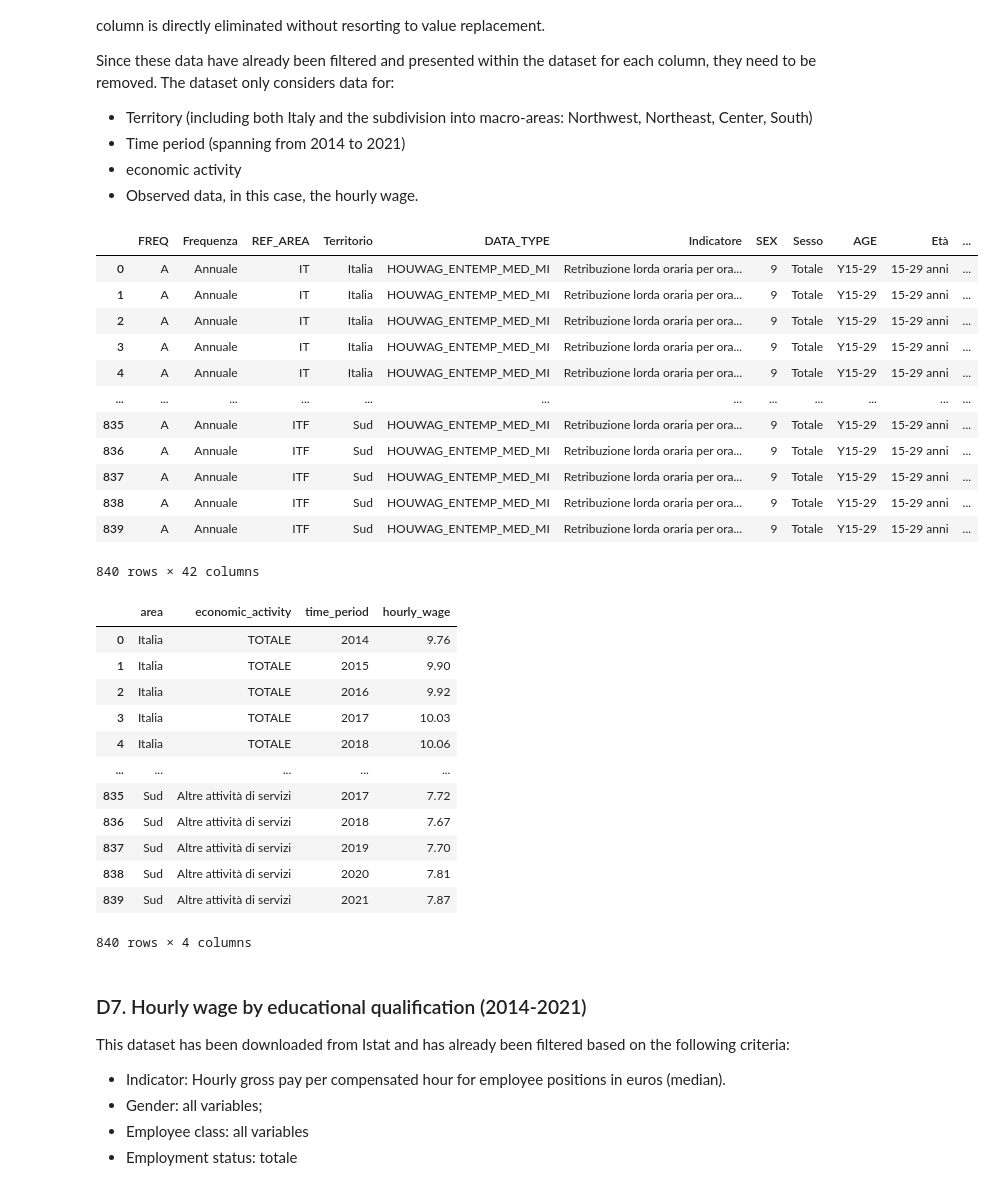
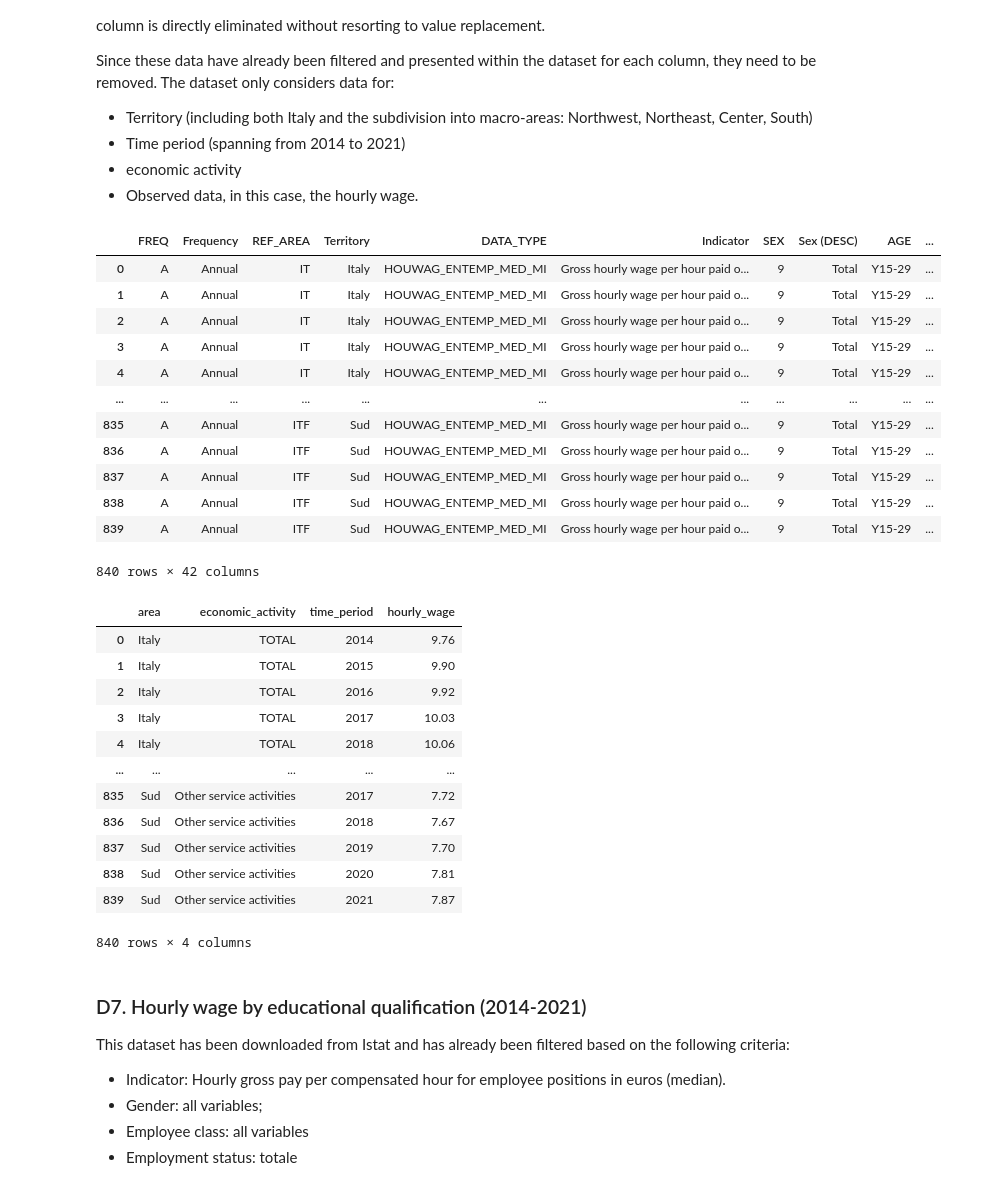
Before and after one commit to giorgiacrosilla/cif, a Jupyter notebook: datasets/cleaning_istat.ipynb, the cells around one changed output. Cells and saved outputs as stored; diff of their text form; code cells hidden in the pictures.

Commit message:
english datasets

```diff
--- a/datasets/cleaning_istat.ipynb
+++ b/datasets/cleaning_istat.ipynb
@@ -379,58 +437,59 @@ Since these data have already been filtered and presented within the dataset for
 # %%
 import pandas as pd
 
 # Read the CSV file
-original = pd.read_csv("C:/Users/crosi/Documents/GitHub/cif/datasets/retribuzione/Classe di età (IT1,533_957_DF_DCSC_RACLI_1,1.0).csv", encoding="utf-8", sep=";")
+original = pd.read_csv("C:/Users/crosi/Documents/GitHub/cif/datasets/retribuzione/Age class (IT1,533_957_DF_DCSC_RACLI_1,1.0).csv", encoding="utf-8", sep=";")
 
 original
 # %% [output]
-|  | FREQ | Frequenza | REF_AREA | Territorio | DATA_TYPE | Indicatore | SEX | Sesso | AGE | Età | ... |
-| 0 | A | Annuale | IT | Italia | HOUWAG_ENTEMP_MED_MI | Retribuzione lorda oraria per ora... | 9 | Totale | Y15-29 | 15-29 anni | ... |
-| 1 | A | Annuale | IT | Italia | HOUWAG_ENTEMP_MED_MI | Retribuzione lorda oraria per ora... | 9 | Totale | Y15-29 | 15-29 anni | ... |
-| 2 | A | Annuale | IT | Italia | HOUWAG_ENTEMP_MED_MI | Retribuzione lorda oraria per ora... | 9 | Totale | Y15-29 | 15-29 anni | ... |
-| 3 | A | Annuale | IT | Italia | HOUWAG_ENTEMP_MED_MI | Retribuzione lorda oraria per ora... | 9 | Totale | Y15-29 | 15-29 anni | ... |
-| 4 | A | Annuale | IT | Italia | HOUWAG_ENTEMP_MED_MI | Retribuzione lorda oraria per ora... | 9 | Totale | Y15-29 | 15-29 anni | ... |
-| ... | ... | ... | ... | ... | ... | ... | ... | ... | ... | ... | ... |
-| 835 | A | Annuale | ITF | Sud | HOUWAG_ENTEMP_MED_MI | Retribuzione lorda oraria per ora... | 9 | Totale | Y15-29 | 15-29 anni | ... |
-| 836 | A | Annuale | ITF | Sud | HOUWAG_ENTEMP_MED_MI | Retribuzione lorda oraria per ora... | 9 | Totale | Y15-29 | 15-29 anni | ... |
-| 837 | A | Annuale | ITF | Sud | HOUWAG_ENTEMP_MED_MI | Retribuzione lorda oraria per ora... | 9 | Totale | Y15-29 | 15-29 anni | ... |
-| 838 | A | Annuale | ITF | Sud | HOUWAG_ENTEMP_MED_MI | Retribuzione lorda oraria per ora... | 9 | Totale | Y15-29 | 15-29 anni | ... |
-| 839 | A | Annuale | ITF | Sud | HOUWAG_ENTEMP_MED_MI | Retribuzione lorda oraria per ora... | 9 | Totale | Y15-29 | 15-29 anni | ... |
+|  | FREQ | Frequency | REF_AREA | Territory | DATA_TYPE | Indicator | SEX | Sex (DESC) | AGE | ... |
+| 0 | A | Annual | IT | Italy | HOUWAG_ENTEMP_MED_MI | Gross hourly wage per hour paid o... | 9 | Total | Y15-29 | ... |
+| 1 | A | Annual | IT | Italy | HOUWAG_ENTEMP_MED_MI | Gross hourly wage per hour paid o... | 9 | Total | Y15-29 | ... |
+| 2 | A | Annual | IT | Italy | HOUWAG_ENTEMP_MED_MI | Gross hourly wage per hour paid o... | 9 | Total | Y15-29 | ... |
+| 3 | A | Annual | IT | Italy | HOUWAG_ENTEMP_MED_MI | Gross hourly wage per hour paid o... | 9 | Total | Y15-29 | ... |
+| 4 | A | Annual | IT | Italy | HOUWAG_ENTEMP_MED_MI | Gross hourly wage per hour paid o... | 9 | Total | Y15-29 | ... |
+| ... | ... | ... | ... | ... | ... | ... | ... | ... | ... | ... |
+| 835 | A | Annual | ITF | Sud | HOUWAG_ENTEMP_MED_MI | Gross hourly wage per hour paid o... | 9 | Total | Y15-29 | ... |
+| 836 | A | Annual | ITF | Sud | HOUWAG_ENTEMP_MED_MI | Gross hourly wage per hour paid o... | 9 | Total | Y15-29 | ... |
+| 837 | A | Annual | ITF | Sud | HOUWAG_ENTEMP_MED_MI | Gross hourly wage per hour paid o... | 9 | Total | Y15-29 | ... |
+| 838 | A | Annual | ITF | Sud | HOUWAG_ENTEMP_MED_MI | Gross hourly wage per hour paid o... | 9 | Total | Y15-29 | ... |
+| 839 | A | Annual | ITF | Sud | HOUWAG_ENTEMP_MED_MI | Gross hourly wage per hour paid o... | 9 | Total | Y15-29 | ... |
 840 rows × 42 columns
 # %%
 
 # Select specific columns
-selected_columns = ['Territorio','Attività economica (ATECO 2007)', 'Tempo (TIME_PERIOD)', 'Osservazione']
+selected_columns = ['Territory','Economic activity (NACE Rev. 2)', 'Time (TIME_PERIOD)', 'Observation']
 cleaned = original[selected_columns].copy()
 
 # Define a dictionary with current column names as keys and desired column names as values
 column_name_mapping = {
-    'Territorio': 'area',
-    'Attività economica (ATECO 2007)' : 'economic_activity',
-    'Tempo (TIME_PERIOD)': 'time_period',
-    'Osservazione': 'hourly_wage',
+    'Territory': 'area',
+    'Economic activity (NACE Rev. 2)' : 'economic_activity',
+    'Time (TIME_PERIOD)': 'time_period',
+    'Observation': 'hourly_wage',
     # Add more mappings as needed
 }
 
 # Rename the columns using the mapping dictionary
 cleaned.rename(columns=column_name_mapping, inplace=True)
 
+cleaned.to_csv("C:/Users/crosi/Documents/Github/cif/datasets/cleaned_csv/D6.csv", index=False)
 
 # Display the new DataFrame
 cleaned
 # %% [output]
 |  | area | economic_activity | time_period | hourly_wage |
-| 0 | Italia | TOTALE | 2014 | 9.76 |
-| 1 | Italia | TOTALE | 2015 | 9.90 |
-| 2 | Italia | TOTALE | 2016 | 9.92 |
-| 3 | Italia | TOTALE | 2017 | 10.03 |
-| 4 | Italia | TOTALE | 2018 | 10.06 |
+| 0 | Italy | TOTAL | 2014 | 9.76 |
+| 1 | Italy | TOTAL | 2015 | 9.90 |
+| 2 | Italy | TOTAL | 2016 | 9.92 |
+| 3 | Italy | TOTAL | 2017 | 10.03 |
+| 4 | Italy | TOTAL | 2018 | 10.06 |
 | ... | ... | ... | ... | ... |
-| 835 | Sud | Altre attività di servizi | 2017 | 7.72 |
-| 836 | Sud | Altre attività di servizi | 2018 | 7.67 |
-| 837 | Sud | Altre attività di servizi | 2019 | 7.70 |
-| 838 | Sud | Altre attività di servizi | 2020 | 7.81 |
-| 839 | Sud | Altre attività di servizi | 2021 | 7.87 |
+| 835 | Sud | Other service activities | 2017 | 7.72 |
+| 836 | Sud | Other service activities | 2018 | 7.67 |
+| 837 | Sud | Other service activities | 2019 | 7.70 |
+| 838 | Sud | Other service activities | 2020 | 7.81 |
+| 839 | Sud | Other service activities | 2021 | 7.87 |
 840 rows × 4 columns
 # %% [markdown]
 ### D7. Hourly wage by educational qualification (2014-2021)
```
Also changed, not shown: parts of 13 cells of this notebook, 24 other files.
